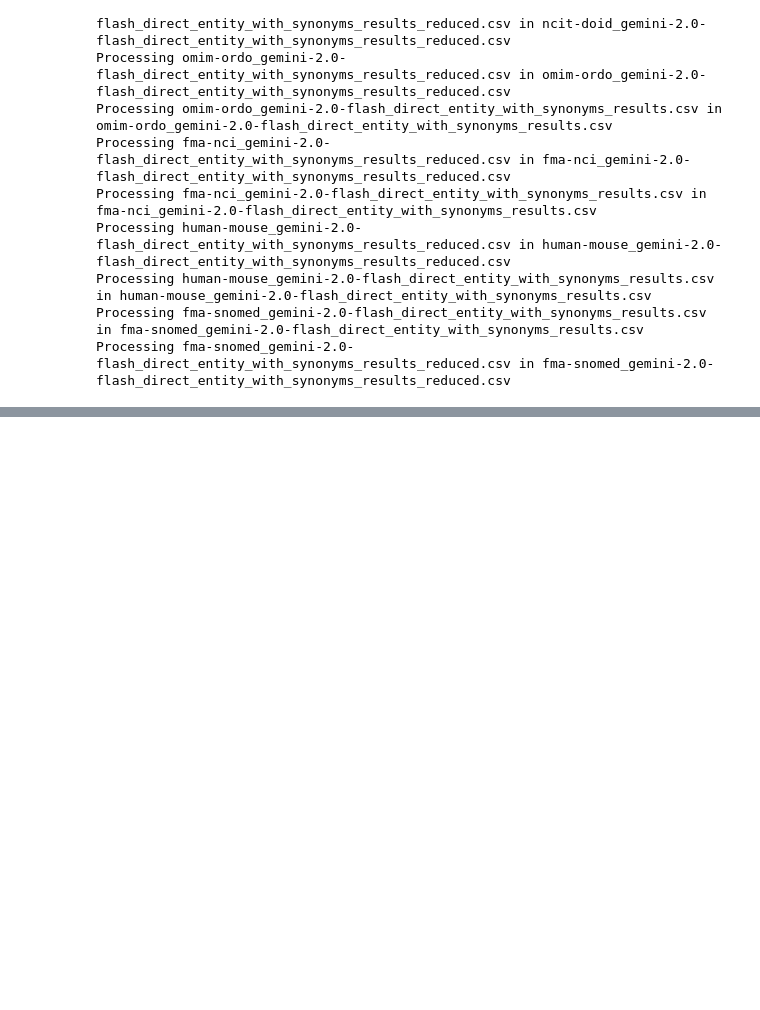
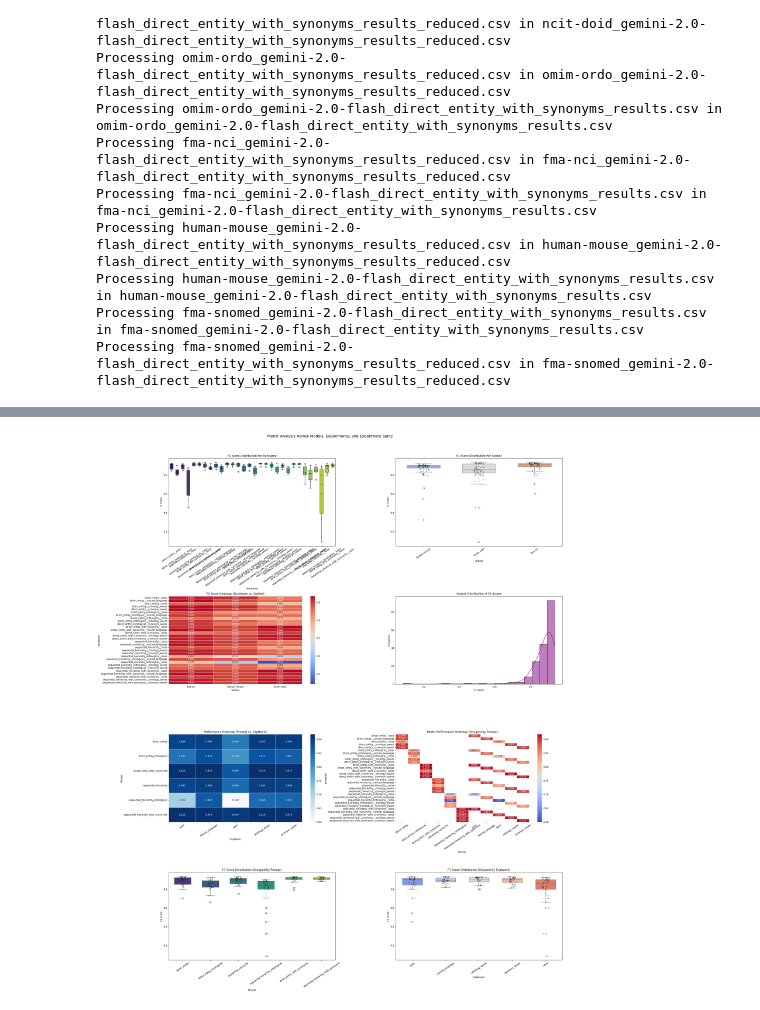
Before and after one commit to city-artificial-intelligence/logmap-llm-exp, a Jupyter notebook: notebooks/analyze_results.ipynb, the cells around one changed output, grey strips where cells are left out. Drawn from its saved outputs; the diff is of its cells as text; code cells hidden in the pictures; blank space fills up the shorter version.

Commit message:
sysprompts experiments

```diff
--- a/notebooks/analyze_results.ipynb
+++ b/notebooks/analyze_results.ipynb
@@ -175,0 +220,85 @@ Processing fma-snomed_gemini-2.0-flash_direct_entity_with_synonyms_results_reduc
+# %%
+metrics_df = results_df.copy()
+metric = "F1 Score"
+
+experiment_col, left_col, right_col = 'Prompt', "SubSet", "Model"
+experiment_col, left_col, right_col = "SubSet", "Prompt", "ExpName"
+
+run_col_name = "RunName"
+left_col_name = "leftPart"
+right_col_name = "rightPart"
+run_separator = "__"
+# %%
+metrics_df[run_col_name] = metrics_df[left_col].str.cat(metrics_df[right_col], sep=run_separator)
+
+metrics_df[left_col_name] = metrics_df[run_col_name].str.split(run_separator).str[0]
+metrics_df[right_col_name] = metrics_df[run_col_name].str.split(run_separator).str[1]
+
+
+fig, axes = plt.subplots(4, 2, figsize=(28, 34))
+fig.suptitle("Metric Analysis Across Models, Experiments, and Experiment Splits", fontsize=16)
+axes = axes.flatten()
+
+# 1. Box Plot + Points: {metric}s Per Model
+sns.boxplot(ax=axes[0], data=metrics_df, x=run_col_name, y=metric, palette="viridis", width=0.6, hue=run_col_name, legend=False)
+sns.stripplot(ax=axes[0], data=metrics_df, x=run_col_name, y=metric, color="black", alpha=0.5, jitter=True, size=4)
+axes[0].set_title(f"{metric} Distribution Per {run_col_name}")
+axes[0].tick_params(axis="x", rotation=34)
+
+# 2. Box Plot + Points: {metric}s Per Experiment Type
+sns.boxplot(ax=axes[1], data=metrics_df, x=experiment_col, y=metric, palette="coolwarm", width=0.6, hue=experiment_col, legend=False)
+sns.stripplot(ax=axes[1], data=metrics_df, x=experiment_col, y=metric, color="black", alpha=0.5, jitter=True, size=4)
+axes[1].set_title(f"{metric} Distribution Per {experiment_col}")
+axes[1].tick_params(axis="x", rotation=34)
+
+# 3. Heatmap: Metric Performance (Model vs. Experiment)
+pivot_table = metrics_df.pivot_table(index=run_col_name, columns=experiment_col, values=metric, sort=True)
+sns.heatmap(ax=axes[2], data=pivot_table, cmap="coolwarm", annot=True, fmt=".3f", linewidths=0.5)
+axes[2].set_title(f"{metric.title()} Heatmap ({run_col_name} vs. {experiment_col})")
+axes[2].set_xlabel(f"{experiment_col}")
+axes[2].set_ylabel(f"{run_col_name}")
+
+# 4. Histogram: Overall Distribution of {metric}s
+sns.histplot(ax=axes[3], data=metrics_df[metric], bins=20, kde=True, color="purple")
+axes[3].set_title(f"Overall Distribution of {metric}s")
+axes[3].set_xlabel(f"{metric}")
+axes[3].set_ylabel("Frequency")
+
+# 5. Heatmap: Metric Performance ({left_col} vs. {right_col})
+pivot_table_lr = metrics_df.pivot_table(index=left_col_name, columns=right_col_name, values=metric)
+sns.heatmap(ax=axes[4], data=pivot_table_lr, cmap="Blues", annot=True, fmt=".3f", linewidths=0.5)
+axes[4].set_title(f"Performance Heatmap ({left_col} vs. {right_col})")
+axes[4].set_xlabel(f"{right_col}")
+axes[4].set_ylabel(f"{left_col}")
+axes[4].tick_params(axis="x", rotation=34)
+
+# 6. Heatmap: Model Performance by Left & {right_col}
+pivot_table_left = metrics_df.pivot_table(index=run_col_name, columns=left_col_name, values=metric)
+pivot_table_right = metrics_df.pivot_table(index=run_col_name, columns=right_col_name, values=metric)
+combined = pd.concat([pivot_table_left, pivot_table_right], axis=1)
+
+sns.heatmap(ax=axes[5], data=combined, cmap="coolwarm", annot=True, fmt=".3f", linewidths=0.5)
+axes[5].set_title(f"Model Performance Heatmap (Grouped by {left_col})")
+axes[5].set_xlabel(f"{left_col}")
+axes[5].set_ylabel(f"{run_col_name}")
+axes[5].tick_params(axis="x", rotation=34)
+
+# 7. Box Plot: {metric}s Grouped by {left_col}
+sns.boxplot(ax=axes[6], data=metrics_df, x=left_col_name, y=metric, palette="viridis", width=0.6, hue=left_col_name, legend=False)
+sns.stripplot(ax=axes[6], data=metrics_df, x=left_col_name, y=metric, color="black", alpha=0.5, jitter=True, size=4)
+axes[6].set_title(f"{metric} Distribution (Grouped by {left_col})")
+axes[6].set_xlabel(f"{left_col}")
+
+axes[6].tick_params(axis="x", rotation=34)
+
+# 8. Box Plot: {metric}s Grouped by {right_col}
+sns.boxplot(ax=axes[7], data=metrics_df, x=right_col_name, y=metric, palette="coolwarm", width=0.6, hue=right_col_name, legend=False)
+sns.stripplot(ax=axes[7], data=metrics_df, x=right_col_name, y=metric, color="black", alpha=0.5, jitter=True, size=4)
+axes[7].set_title(f"{metric} Distribution (Grouped by {right_col})")
+axes[7].set_xlabel(f"{right_col}")
+axes[7].tick_params(axis="x", rotation=34)
+
+plt.tight_layout(rect=[0, 0, 1, 0.96])
+plt.show()
+# %% [output]
+[figure, added]
```
Also changed, not shown: parts of 3 cells of this notebook, 4 other files.
